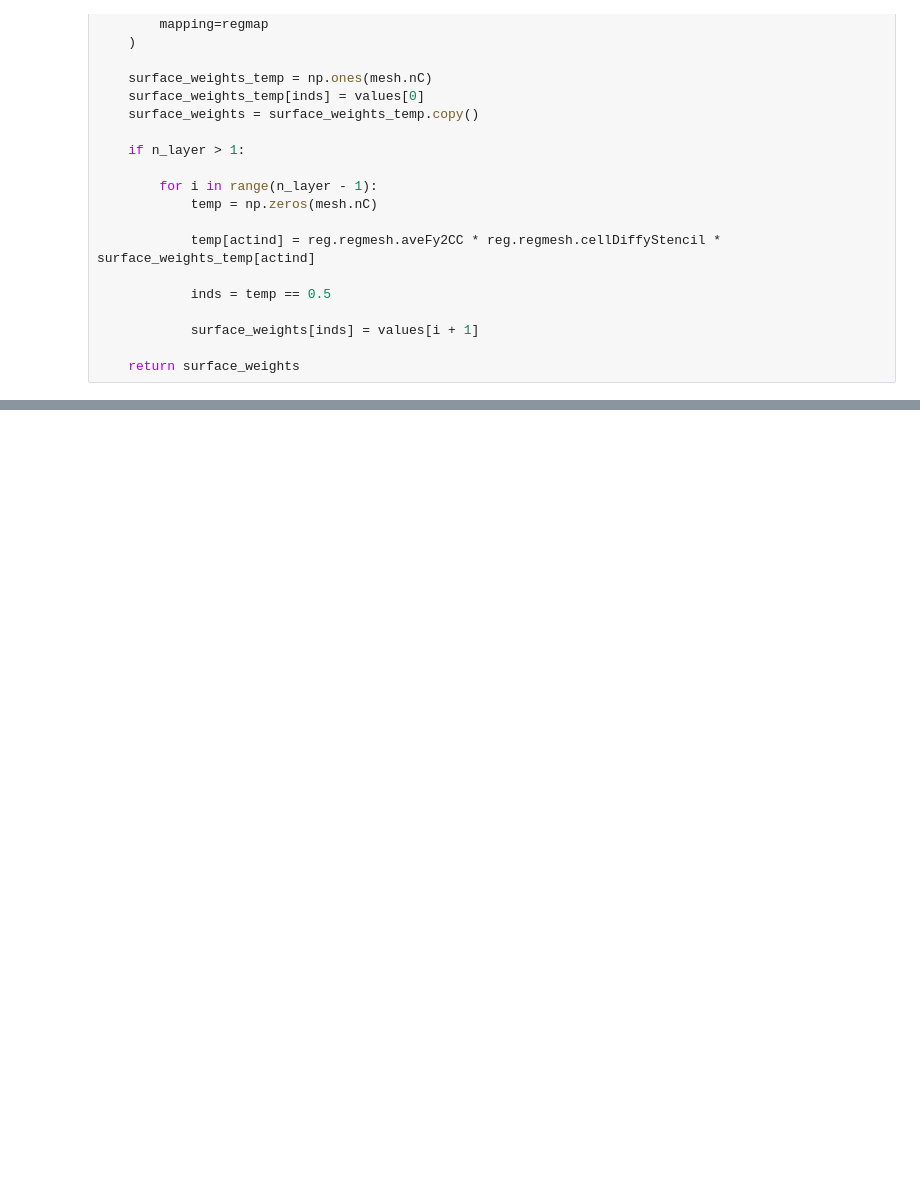
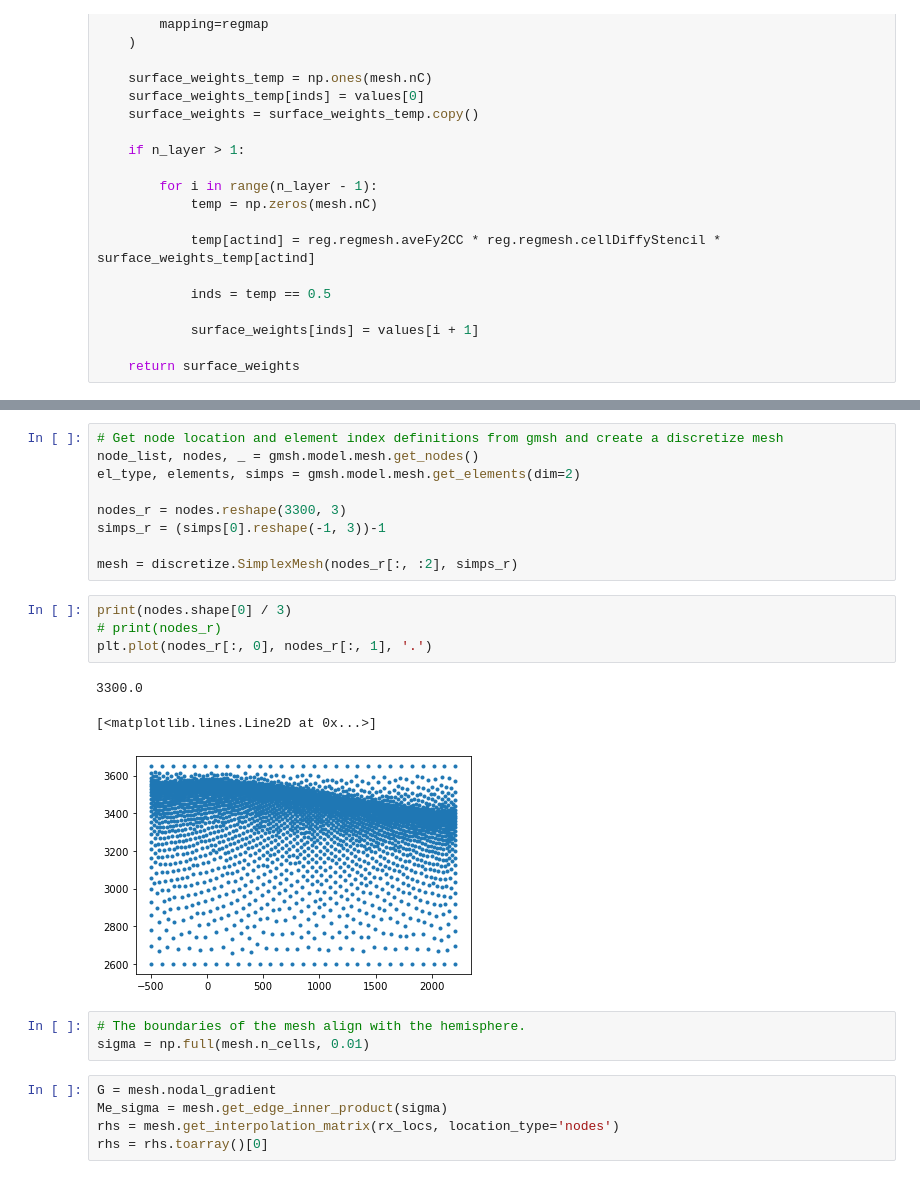
Before and after one commit to JKutt/transformers_segmentation, a Jupyter notebook: PGI/mt_h_topo_example.ipynb, the cells around one changed output, grey strips where cells are left out. Drawn from its saved outputs; the diff is of its cells as text; blank space fills up the shorter version.

```diff
--- a/PGI/mt_h_topo_example.ipynb
+++ b/PGI/mt_h_topo_example.ipynb
@@ -486,0 +528,25 @@ plt.plot(invProb.dpred, '.r')
+# %%
+# Get node location and element index definitions from gmsh and create a discretize mesh
+node_list, nodes, _ = gmsh.model.mesh.get_nodes()
+el_type, elements, simps = gmsh.model.mesh.get_elements(dim=2)
+
+nodes_r = nodes.reshape(3300, 3)
+simps_r = (simps[0].reshape(-1, 3))-1
+
+mesh = discretize.SimplexMesh(nodes_r[:, :2], simps_r)
+# %%
+print(nodes.shape[0] / 3)
+# print(nodes_r)
+plt.plot(nodes_r[:, 0], nodes_r[:, 1], '.')
+# %% [output]
+3300.0
+[<matplotlib.lines.Line2D at 0x...>]
+[figure, added]
+# %%
+# The boundaries of the mesh align with the hemisphere.
+sigma = np.full(mesh.n_cells, 0.01)
+# %%
+G = mesh.nodal_gradient
+Me_sigma = mesh.get_edge_inner_product(sigma)
+rhs = mesh.get_interpolation_matrix(rx_locs, location_type='nodes')
+rhs = rhs.toarray()[0]
```
Also changed, not shown: parts of 11 cells of this notebook, 1 other file.
